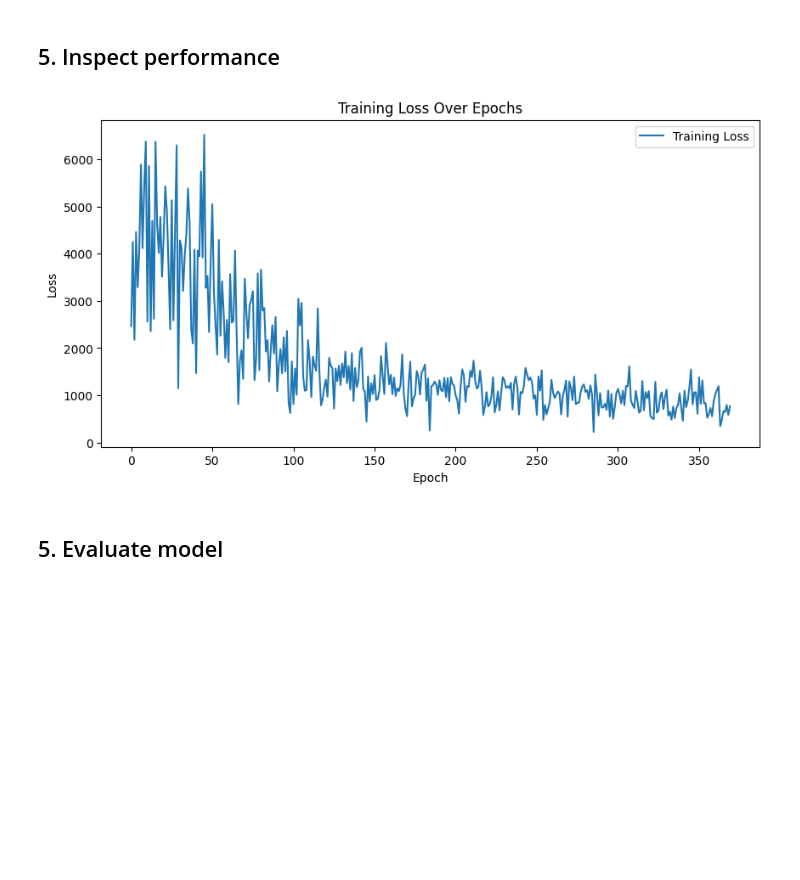
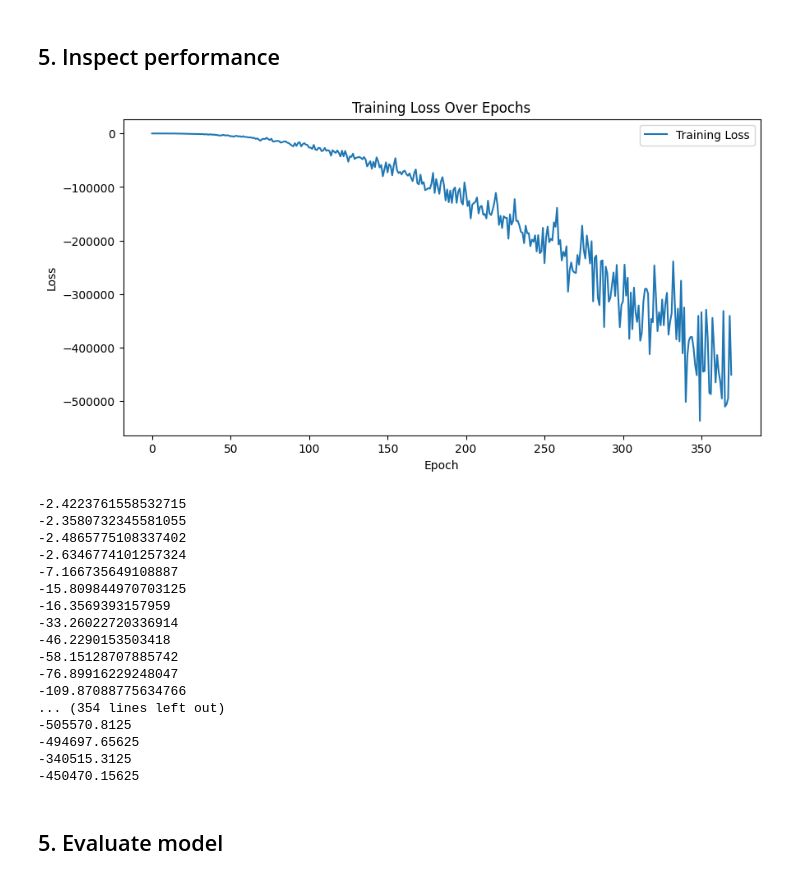
Before and after one commit to Tiburso/EnerVision, a Jupyter notebook: energy_prediction/train_energy_prediction.ipynb, the cells around one changed output. Drawn from its saved outputs; the diff is of its cells as text; code cells hidden in the pictures; blank space fills up the shorter version.

```diff
--- a/energy_prediction/train_energy_prediction.ipynb
+++ b/energy_prediction/train_energy_prediction.ipynb
@@ -66,16 +40,13 @@ class EnergyPredictionModel(nn.Module):
         self.dynamic_feature_size = dynamic_feature_size
         self.static_feature_size = static_feature_size
         self.hidden_size = hidden_size
-
+        print(hidden_size,self.hidden_size,type(hidden_size),type(self.hidden_size))
         # LSTM module for dynamic features
         self.dynamic_rnn = nn.LSTM(input_size=dynamic_feature_size, hidden_size=hidden_size, batch_first=True)
 
         # Fully connected layer
         self.fc1 = nn.Linear(hidden_size + static_feature_size, hidden_size)
         self.relu = nn.ReLU()
-
-        # Batch Normalization layer after the first FC layer and activation
-        self.bn1 = nn.BatchNorm1d(hidden_size)
 
         # Second Fully connected layer
         self.fc2 = nn.Linear(hidden_size, 3)
@@ -89,14 +60,11 @@ class EnergyPredictionModel(nn.Module):
         concatenated_features = torch.cat((h_n, static_features), dim=1)
 
          # Pass concatenated features through first fully connected layer
-        x = self.fc1(concatenated_features)
-        x = self.relu(x)
-
-        # Apply batch normalization
-        #x = self.bn1(x)
+        x = self.relu(self.fc1(concatenated_features))
 
         # Pass through the second fully connected layer
         output = self.fc2(x)
+
         return output
 # %% [markdown]
 ## 2. Define training class
@@ -229,15 +268,14 @@ Outputs: tensor([[ 27.3212,  11.0758,   2.6209],
 # Initialize the model
 dynamic_feature_size = 5
 static_feature_size = 4
-hidden_size = 32
-learning_rate = 1e-3
-model = EnergyPredictionModel(dynamic_feature_size, static_feature_size, hidden_size)
+hidden_size = 128
+learning_rate = 1e-2
 
 # Initialize the Lightning module
-train_module = TrainEnergyPrediction(dynamic_feature_size,static_feature_size,learning_rate)
-train_module.model = model
-
-print(summary(model,dynamic_feature_size,static_feature_size,hidden_size, show_input=False, show_hierarchical=False))
+train_module = TrainEnergyPrediction(dynamic_feature_size,static_feature_size,hidden_size, learning_rate)
+model = train_module.model
+print(model)
+#print(summary(model, [(dynamic_feature_size,), (static_feature_size,)]))
 
 # Set up TensorBoard logger
 log_dir = "tb_logs/my_model"
@@ -256,14 +352,34 @@ TypeError: hidden_size should be of type int, got: float
 # %%
 # After training
 plt.figure(figsize=(10, 5))
 plt.plot(train_module.train_losses, label='Training Loss')
 plt.xlabel('Epoch')
 plt.ylabel('Loss')
 plt.title('Training Loss Over Epochs')
 plt.legend()
 plt.show()
+
+for i in  train_module.train_losses:
+    print(i)
 # %% [output]
-[figure, old version]
+[figure, new version]
+-2.4223761558532715
+-2.3580732345581055
+-2.4865775108337402
+-2.6346774101257324
+-7.166735649108887
+-15.809844970703125
+-16.3569393157959
+-33.26022720336914
+-46.2290153503418
+-58.15128707885742
+-76.89916229248047
+-109.87088775634766
+... (354 lines left out)
+-505570.8125
+-494697.65625
+-340515.3125
+-450470.15625
 # %% [markdown]
 ## 5. Evaluate model
 # %%
```
Also changed, not shown: parts of 7 cells of this notebook, 1 other file.
